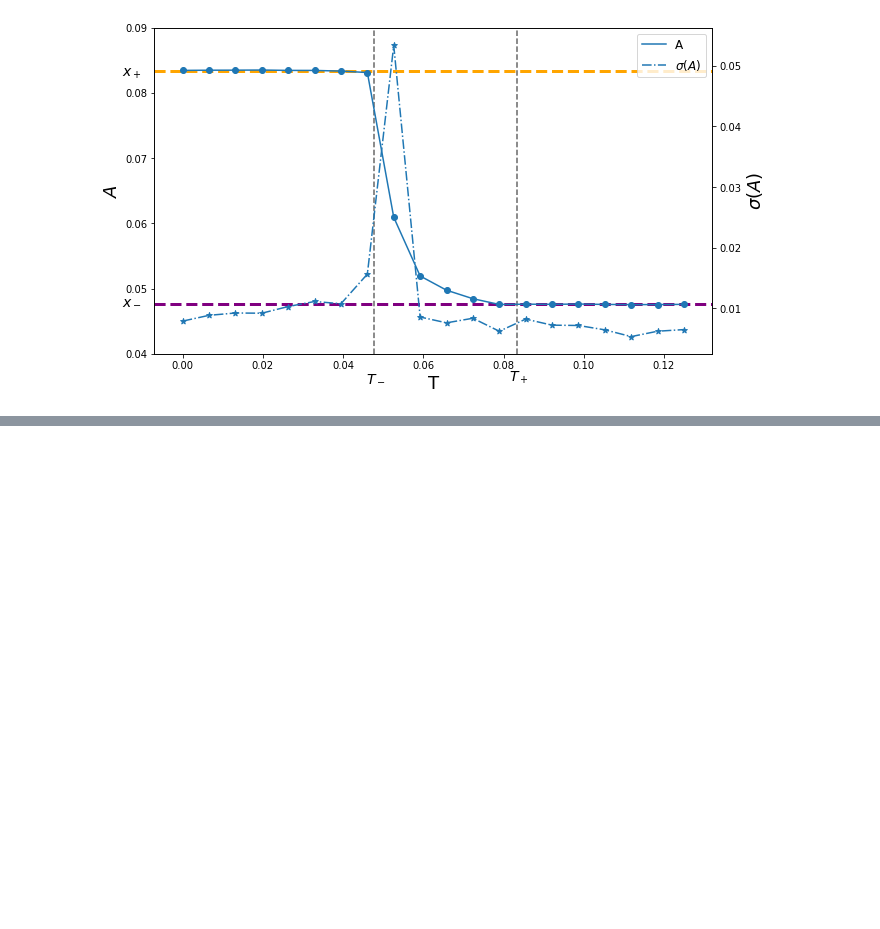
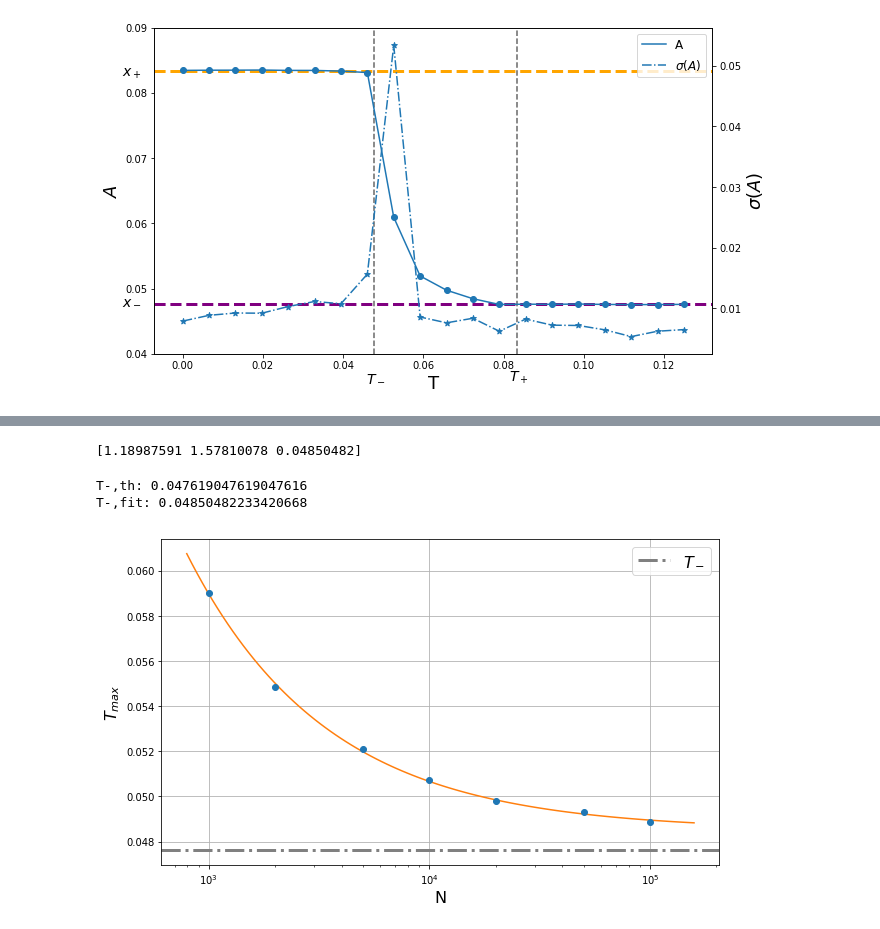
Before and after one commit to gbarzon/HTC_Mesoscopic_Brain, a Jupyter notebook: MeanField.ipynb, the cells around one changed output, grey strips where cells are left out. Cells and saved outputs as stored; diff of their text form; code cells hidden in the pictures; blank space fills up the shorter version.

```diff
--- a/MeanField.ipynb
+++ b/MeanField.ipynb
@@ -707,0 +839,34 @@ plt.show()
+# %%
+params, cov = curve_fit(f, np.log10(Ns), Tmax)
+
+print(params)
+# %% [output]
+[1.18987591 1.57810078 0.04850482]
+# %%
+print('T-,th:', Tminus)
+print('T-,fit:', params[2])
+# %% [output]
+T-,th: 0.047619047619047616
+T-,fit: 0.04850482233420668
+# %%
+Tmax = Ts[np.argmax(variousSigmaA, axis=1)]
+
+plt.figure(figsize=(10,6))
+
+plt.xscale('log')
+plt.plot(Ns, Tmax, 'o', zorder = 10)
+
+x_fit = np.logspace(2.9, 5.2, 100)
+
+plt.plot(x_fit, (f(np.log10(x_fit), params[0], params[1], params[2])))
+
+plt.axhline(xminus, linestyle='-.', label=r'$T_-$', c='gray', lw=3)
+
+plt.xlabel('N', size=16)
+plt.ylabel(r'$T_{max}$', size=16)
+
+plt.grid()
+plt.legend(fontsize=16)
+plt.show()
+# %% [output]
+[figure, added]
```
Also changed, not shown: parts of 11 cells of this notebook.
